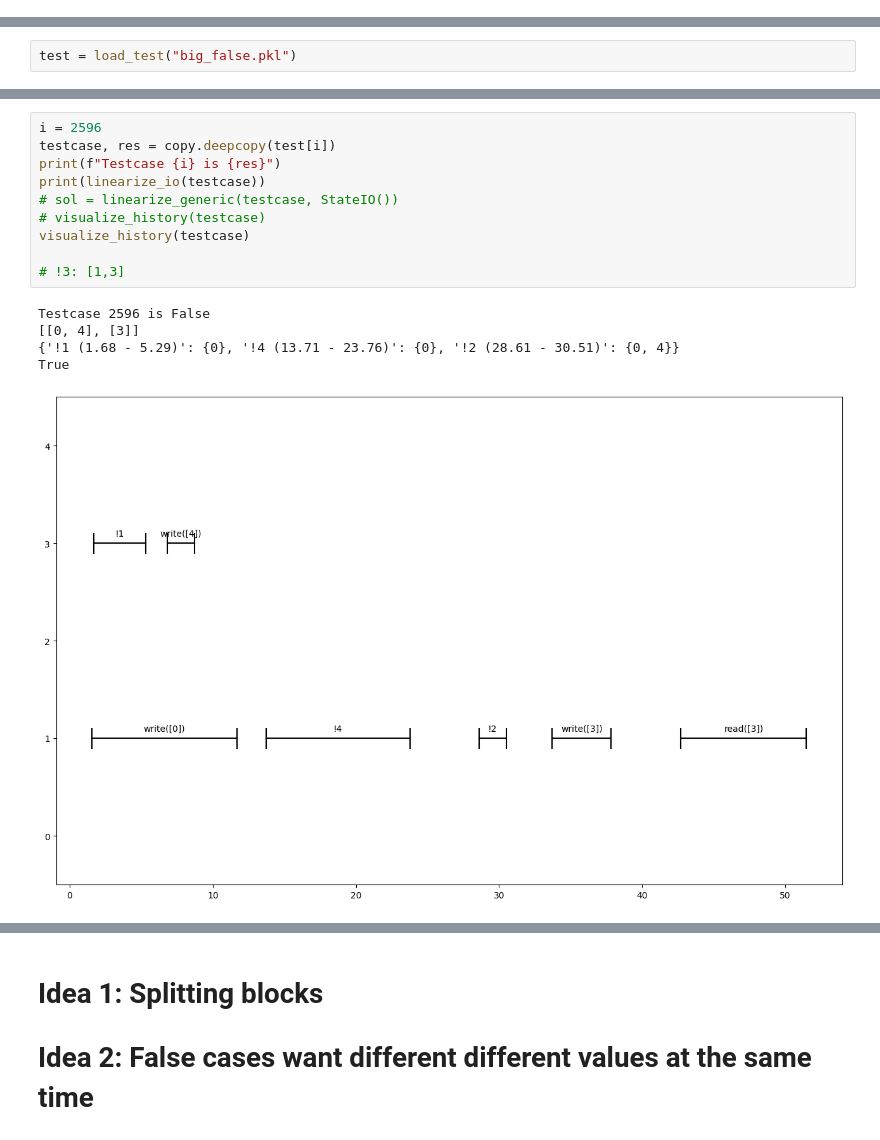
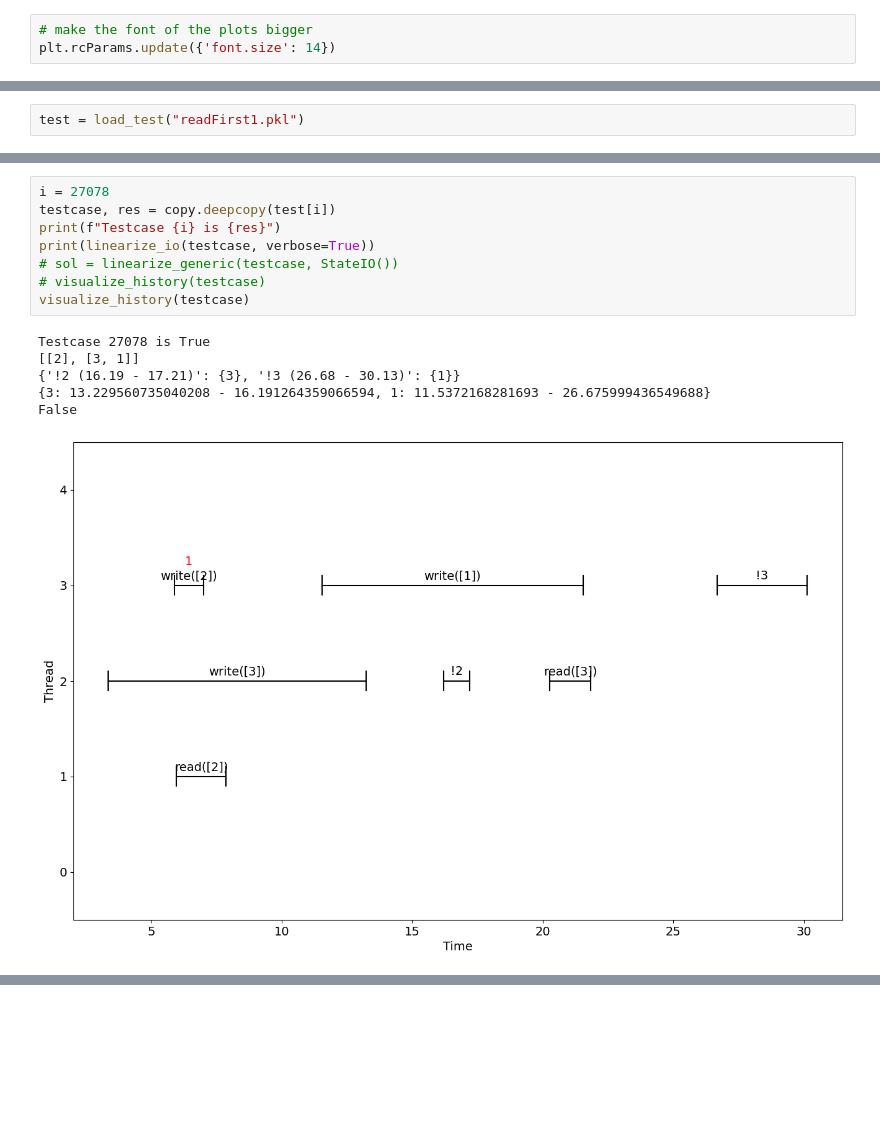
Before and after one commit to Pylyr/thesis-concurrency, a Jupyter notebook: linearization.ipynb, the cells around one changed output, grey strips where cells are left out. Saved outputs shown, nothing was run; the diff lists cells and outputs as text; blank space fills up the shorter version.

```diff
--- a/linearization.ipynb
+++ b/linearization.ipynb
@@ -12,3 +12,6 @@ import linearize_io_helper as io_helper
 %autoreload 2
 # %% [output]
 [interactive output not drawn]
+# %%
+# make the font of the plots bigger
+plt.rcParams.update({'font.size': 14})
@@ -144,4 +176,4 @@ def linearize_io(spec: List[Call]):
 # %%
-test = load_test("big_false.pkl")
+test = load_test("readFirst1.pkl")
 # %% [output]
 [interactive output not drawn]
@@ -203,23 +231,19 @@ print(false_false)
 # %%
-i = 2596
+i = 27078
 testcase, res = copy.deepcopy(test[i])
 print(f"Testcase {i} is {res}")
-print(linearize_io(testcase))
+print(linearize_io(testcase, verbose=True))
 # sol = linearize_generic(testcase, StateIO())
 # visualize_history(testcase)
 visualize_history(testcase)
-
-# !3: [1,3]
 # %% [output]
-Testcase 2596 is False
-[[0, 4], [3]]
-{'!1 (1.68 - 5.29)': {0}, '!4 (13.71 - 23.76)': {0}, '!2 (28.61 - 30.51)': {0, 4}}
-True
+Testcase 27078 is True
+[[2], [3, 1]]
+{'!2 (16.19 - 17.21)': {3}, '!3 (26.68 - 30.13)': {1}}
+{3: 13.229560735040208 - 16.191264359066594, 1: 11.5372168281693 - 26.675999436549688}
+False
-[figure, old version]
+[figure, new version]
 [interactive output not drawn]
-# %% [markdown]
-# Idea 1: Splitting blocks
-# Idea 2: False cases want different different values at the same time
 # %%
 testcase, res = copy.deepcopy(test[i])
 print(f"Testcase {i} is {res}")
```
Also changed, not shown: parts of 12 cells of this notebook, 3 other files.
